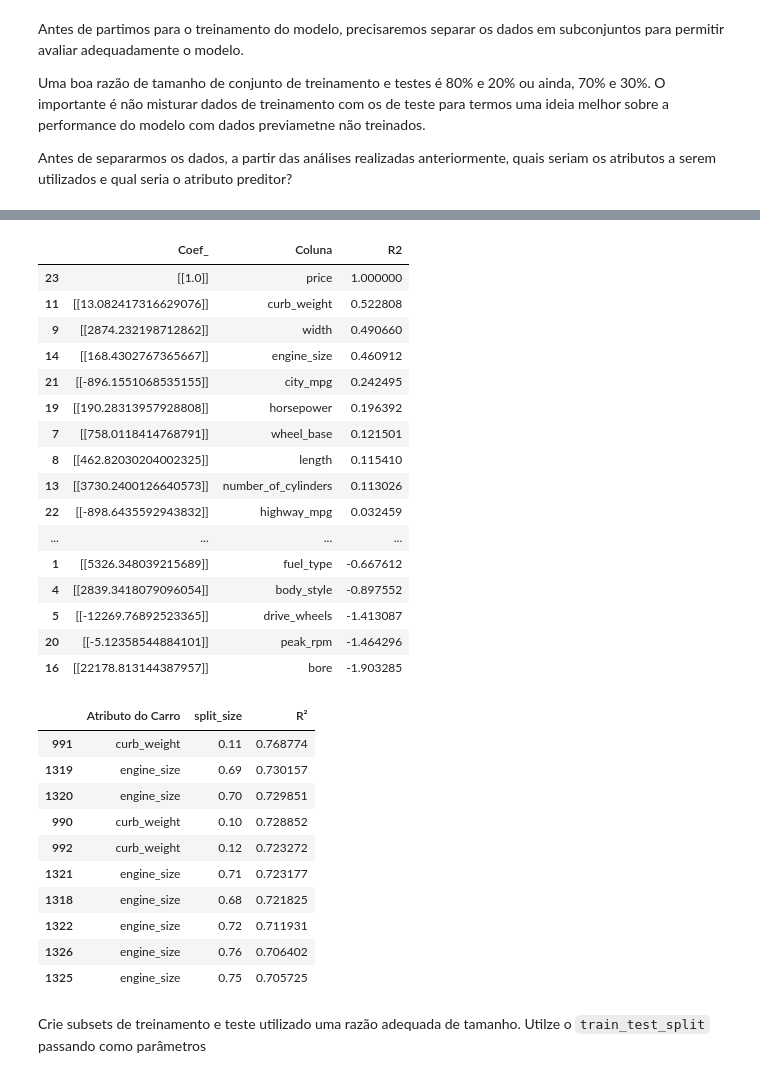
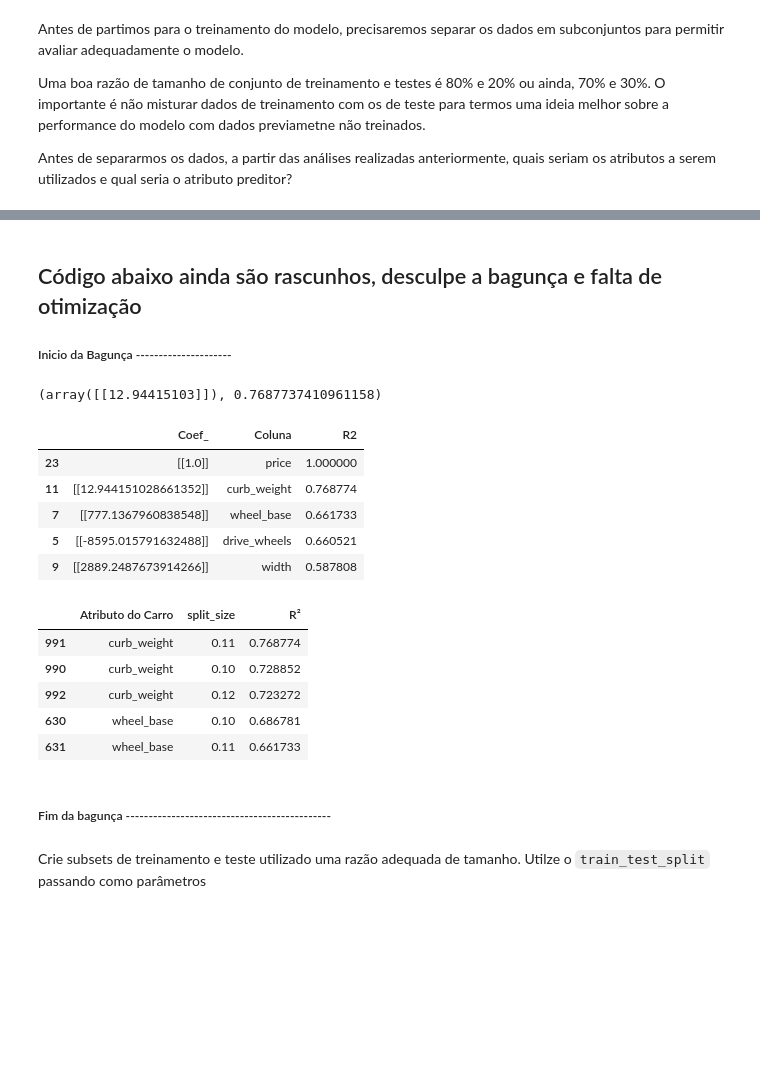
Before and after one commit to vinisimioni/projeto-final-python, a Jupyter notebook: automobile-price-prediction.ipynb, the cells around one changed output, grey strips where cells are left out. Drawn from its saved outputs; the diff is of its cells as text; code cells hidden in the pictures; blank space fills up the shorter version.

Commit message:
update-2707
regressao linear e train test split

````diff
--- a/automobile-price-prediction.ipynb
+++ b/automobile-price-prediction.ipynb
@@ -72,7 +72,8 @@ df_raw.head(10)
 10 rows × 24 columns
 # %%
 ## Sumarização dos dados, para possíveis análises estatísticas
-df_raw.describe()
+df = df_raw.copy()
+df.describe()
 # %% [output]
 |  | wheel_base | length | width | height | curb_weight | engine_size | bore | stroke | compression_ratio | ... |
 | count | 201.000000 | 201.000000 | 201.000000 | 201.000000 | 201.000000 | 201.000000 | 201.000000 | 201.000000 | 201.000000 | ... |
@@ -234,8 +242,8 @@ values = {'peak_rpm': df_raw['peak_rpm'].mean(),
           'highway_mpg': df_raw['highway_mpg'].mean()}
 
 #Dataframe df_nona não possui os valores inválidos
-df_nona = df_raw.fillna(value=values)
-df_nona.isna().sum()
+df = df.fillna(value=values)
+df.isna().sum()
 # %% [output]
 make                   0
 fuel_type              0
@@ -277,10 +295,9 @@ A imputação de dados pode seguir algum padrão dos demais exemplos ou pode ser
 # %%
 #Imputação dos valores nulos pela média
-df_nona['peak_rpm'] = df_nona['peak_rpm'].replace(0,df_raw['peak_rpm'].mean())
-df_nona['city_mpg'] = df_nona['city_mpg'].replace(0,df_raw['city_mpg'].mean())
-df_nona['highway_mpg'] = df_nona['highway_mpg'].replace(0,df_raw['highway_mpg'].mean())
-
-df_nona[df_nona==0].count()
+df['peak_rpm'] = df['peak_rpm'].replace(0,df['peak_rpm'].mean())
+df['city_mpg'] = df['city_mpg'].replace(0,df['city_mpg'].mean())
+df['highway_mpg'] = df['highway_mpg'].replace(0,df['highway_mpg'].mean())
+df[df==0].count()
 # %% [output]
 make                   0
 fuel_type              0
@@ -312,7 +319,4 @@ df_nona.head()
 # %%
-#Colocando ao df o dataframe com a imputação dos NaNs
-df = df_nona
-
 #selecionando colunas com somente valores
 df_only_values = df.select_dtypes(include=numerics)
 # %% [markdown]
@@ -498,3 +505,6 @@ Antes de separarmos os dados, a partir das análises realizadas anteriormente, q
+# %% [markdown]
+## Código abaixo ainda são rascunhos, desculpe a bagunça e falta de otimização
+##### Inicio da Bagunça ---------------------
 # %%
 #Uma função para calcular a regressão linear de cada coluna com price, retorna o coeficiente e r²
 
@@ -515,40 +525,33 @@ def linear_regression(coluna,size_split):
     r2 = r2_score(cars_y_test, cars_y_pred)
 
     return regr.coef_,r2
+# %%
+linear_regression('curb_weight',0.11)
+# %% [output]
+(array([[12.94415103]]), 0.7687737410961158)
 # %%
 #Criando um dataframe com os resultados de regressoes lineares
 linear_df = pd.DataFrame([])
 
-#o split eu coloquei em 35% porque parece ser o ponto limiar da generalizaçao, menor ou maior o r² cai.
-#o split está separando os 35% das primeiras linhas e o restante.
-size_split = 0.35
+#o split eu coloquei em 11% porque parece ser o ponto limiar da generalizaçao, menor ou maior o r² cai.
+#o split está separando os 11% das primeiras linhas e o restante.
+size_split = 0.11
 
 for i in range(0,len(df.columns)):
     linear_df = linear_df.append({'Coluna': df.columns[i],
                                   'Coef_': linear_regression(df.columns[i],size_split)[0],
                                   'R2': linear_regression(df.columns[i],size_split)[1],
                                  }, ignore_index=True)
 
 linear_df = linear_df.sort_values(by=['R2'],ascending=False)
-linear_df
+linear_df.head()
 # %% [output]
 |  | Coef_ | Coluna | R2 |
 | 23 | [[1.0]] | price | 1.000000 |
-| 11 | [[13.082417316629076]] | curb_weight | 0.522808 |
-| 9 | [[2874.232198712862]] | width | 0.490660 |
-| 14 | [[168.4302767365667]] | engine_size | 0.460912 |
-| 21 | [[-896.1551068535155]] | city_mpg | 0.242495 |
-| 19 | [[190.28313957928808]] | horsepower | 0.196392 |
-| 7 | [[758.0118414768791]] | wheel_base | 0.121501 |
-| 8 | [[462.82030204002325]] | length | 0.115410 |
-| 13 | [[3730.2400126640573]] | number_of_cylinders | 0.113026 |
-| 22 | [[-898.6435592943832]] | highway_mpg | 0.032459 |
-| ... | ... | ... | ... |
-| 1 | [[5326.348039215689]] | fuel_type | -0.667612 |
-| 4 | [[2839.3418079096054]] | body_style | -0.897552 |
-| 5 | [[-12269.76892523365]] | drive_wheels | -1.413087 |
-| 20 | [[-5.12358544884101]] | peak_rpm | -1.464296 |
-| 16 | [[22178.813144387957]] | bore | -1.903285 |
+| 11 | [[12.944151028661352]] | curb_weight | 0.768774 |
+| 7 | [[777.1367960838548]] | wheel_base | 0.661733 |
+| 5 | [[-8595.015791632488]] | drive_wheels | 0.660521 |
+| 9 | [[2889.2487673914266]] | width | 0.587808 |
 # %%
 df_split_size = pd.DataFrame([])
 
@@ -568,19 +571,16 @@ df_split_size['R²'] = split_size_r2
 
 df_split_size = df_split_size.sort_values(by=['R²'], ascending=False)
 # %%
-df_split_size[df_split_size['Atributo do Carro']!='price'].head(10)
+df_split_size[(df_split_size['Atributo do Carro']!='price')&(df_split_size['Atributo do Carro']!='engine_size')].head()
 # %% [output]
 |  | Atributo do Carro | split_size | R² |
 | 991 | curb_weight | 0.11 | 0.768774 |
-| 1319 | engine_size | 0.69 | 0.730157 |
-| 1320 | engine_size | 0.70 | 0.729851 |
 | 990 | curb_weight | 0.10 | 0.728852 |
 | 992 | curb_weight | 0.12 | 0.723272 |
-| 1321 | engine_size | 0.71 | 0.723177 |
-| 1318 | engine_size | 0.68 | 0.721825 |
-| 1322 | engine_size | 0.72 | 0.711931 |
-| 1326 | engine_size | 0.76 | 0.706402 |
-| 1325 | engine_size | 0.75 | 0.705725 |
+| 630 | wheel_base | 0.10 | 0.686781 |
+| 631 | wheel_base | 0.11 | 0.661733 |
+# %% [markdown]
+##### Fim da bagunça ---------------------------------------------
 # %% [markdown]
 Crie subsets de treinamento e teste utilizado uma razão adequada de tamanho.
 Utilze o ```train_test_split``` passando como parâmetros
````
Also changed, not shown: parts of 25 cells of this notebook, 1 other file.
